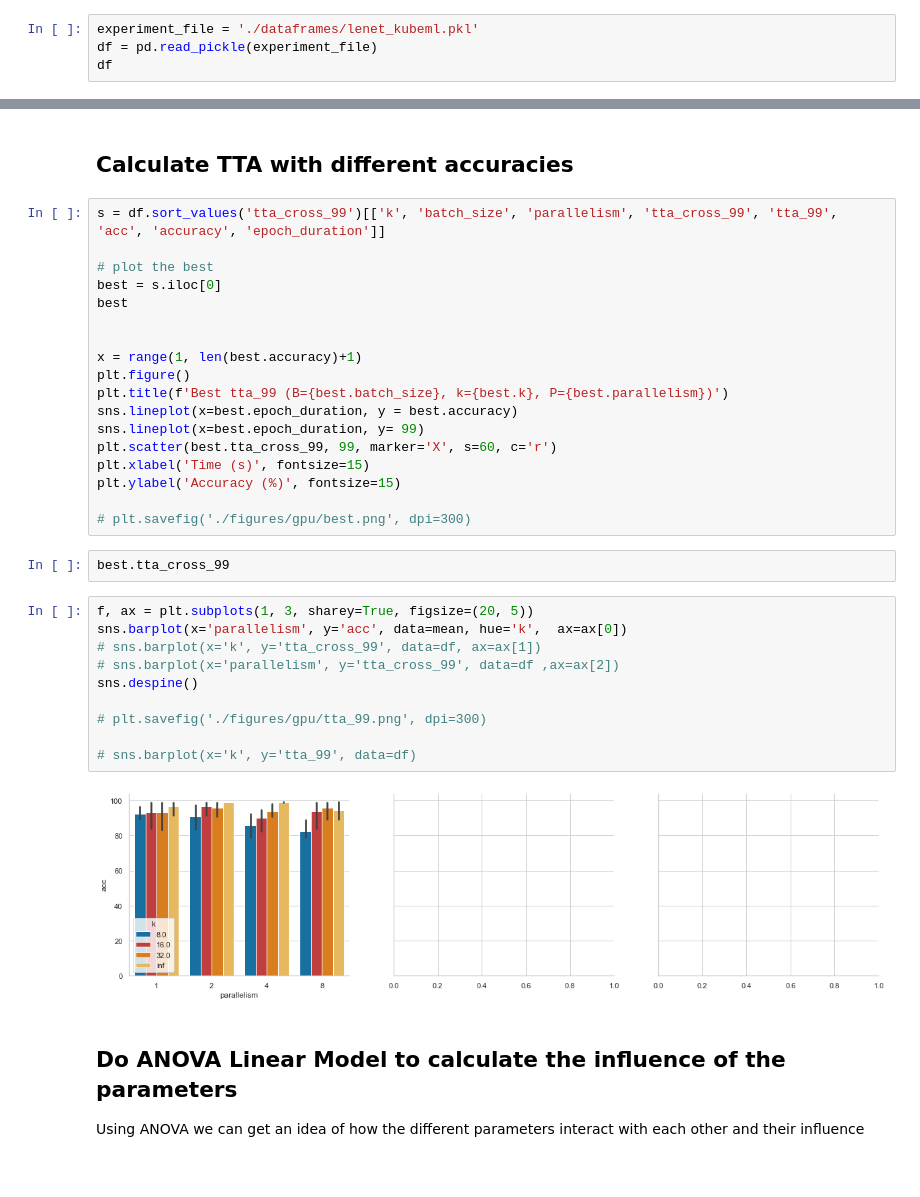
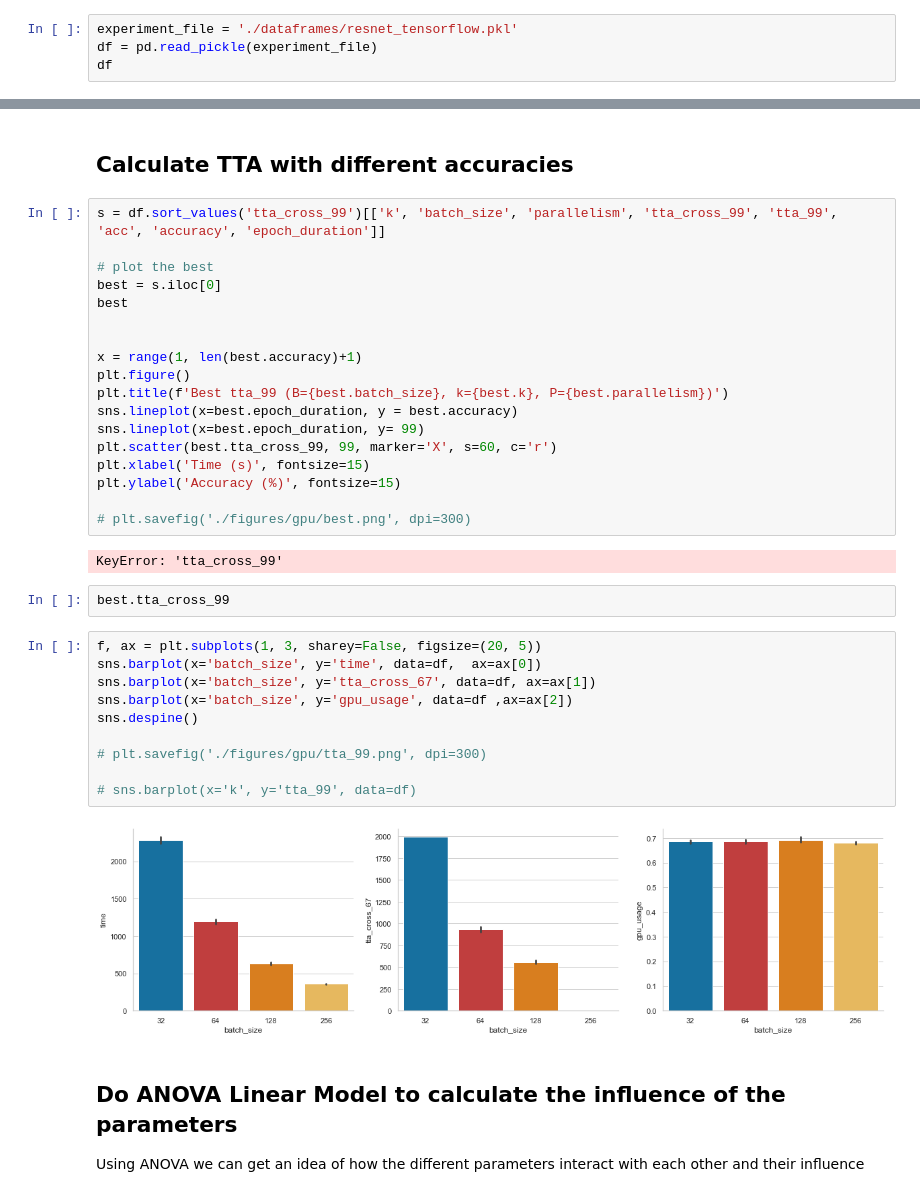
Before and after one commit to DiegoStock12/kubeml, a Jupyter notebook: ml/experiments/insights.ipynb, the cells around one changed output, grey strips where cells are left out. Cells and saved outputs as stored; diff of their text form.

```diff
--- a/ml/experiments/insights.ipynb
+++ b/ml/experiments/insights.ipynb
@@ -202,5 +202,5 @@ sns.set_theme(style='whitegrid', palette=blue_yellow_palette, )
 # %%
-experiment_file = './dataframes/lenet_kubeml.pkl'
+experiment_file = './dataframes/resnet_tensorflow.pkl'
 df = pd.read_pickle(experiment_file)
 df
 # %% [output]
@@ -261,20 +262,22 @@ plt.xlabel('Time (s)', fontsize=15)
 plt.ylabel('Accuracy (%)', fontsize=15)
 
 # plt.savefig('./figures/gpu/best.png', dpi=300)
+# %% [output]
+KeyError: 'tta_cross_99'
 # %%
 best.tta_cross_99
 # %%
-f, ax = plt.subplots(1, 3, sharey=True, figsize=(20, 5))
-sns.barplot(x='parallelism', y='acc', data=mean, hue='k',  ax=ax[0])
-# sns.barplot(x='k', y='tta_cross_99', data=df, ax=ax[1])
-# sns.barplot(x='parallelism', y='tta_cross_99', data=df ,ax=ax[2])
+f, ax = plt.subplots(1, 3, sharey=False, figsize=(20, 5))
+sns.barplot(x='batch_size', y='time', data=df,  ax=ax[0])
+sns.barplot(x='batch_size', y='tta_cross_67', data=df, ax=ax[1])
+sns.barplot(x='batch_size', y='gpu_usage', data=df ,ax=ax[2])
 sns.despine()
 
 # plt.savefig('./figures/gpu/tta_99.png', dpi=300)
 
 # sns.barplot(x='k', y='tta_99', data=df)
 # %% [output]
-[figure, old version]
+[figure, new version]
 # %% [markdown]
 ## Do ANOVA Linear Model to calculate the influence of the parameters
 
```
Also changed, not shown: parts of 3 cells of this notebook, 13 other files.
